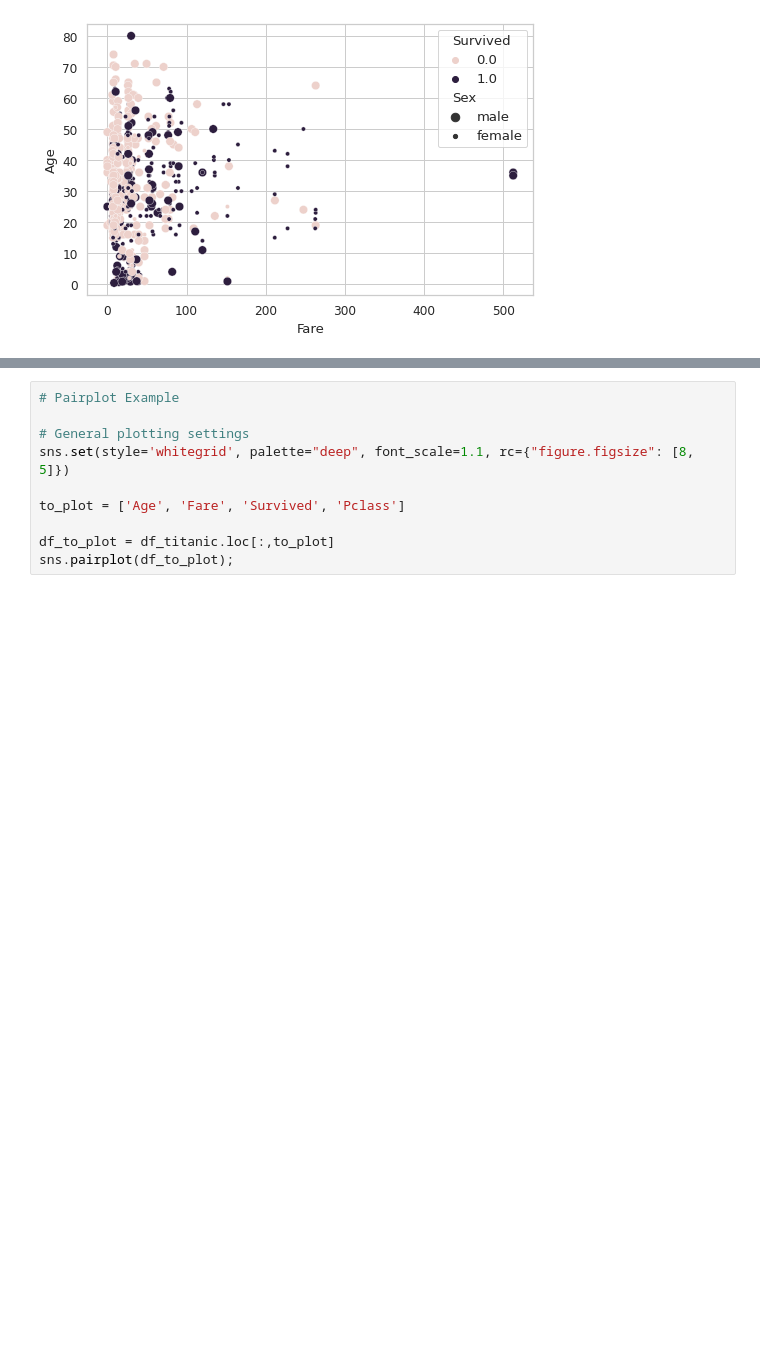
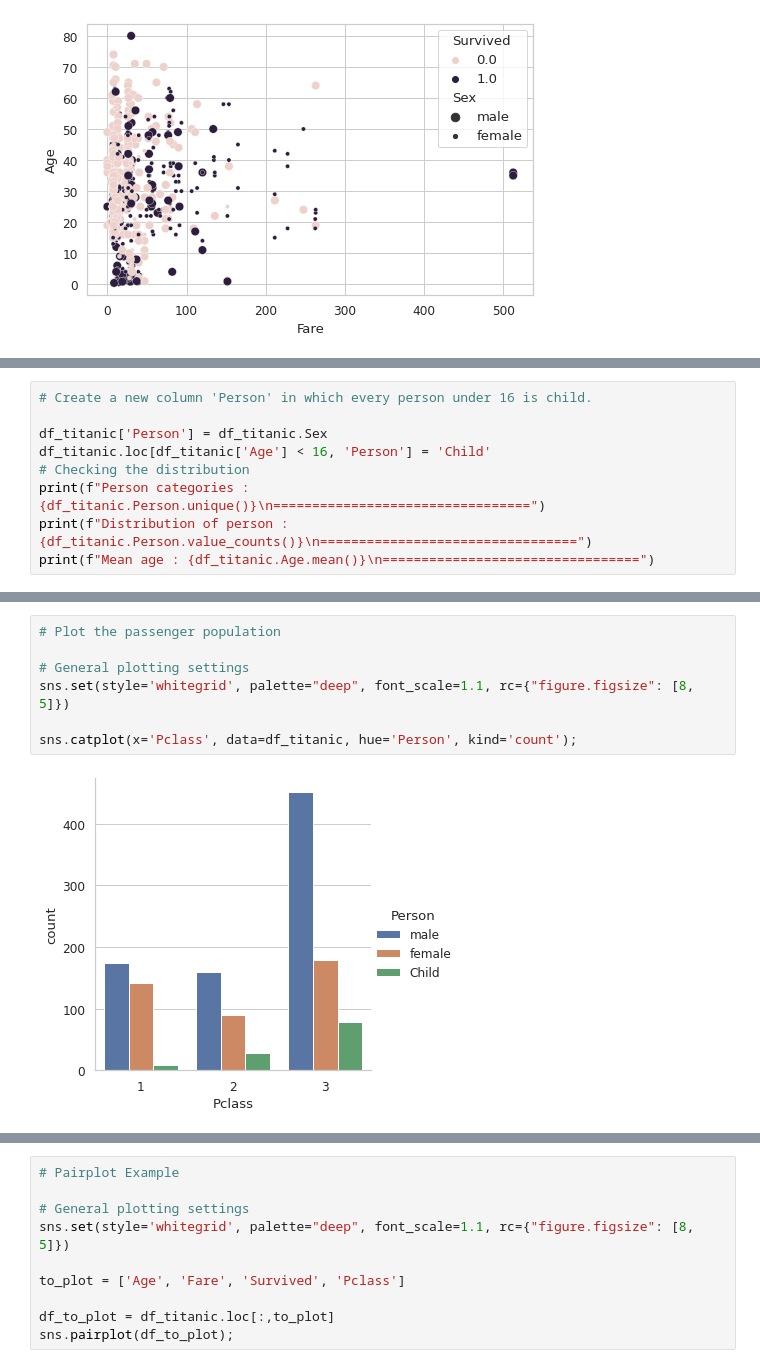
Before and after one commit to clizarraga-UAD7/Notebooks, a Jupyter notebook: ExploratoryDataAnalysisExample.ipynb, the cells around one changed output, grey strips where cells are left out. Drawn from its saved outputs; the diff is of its cells as text; blank space fills up the shorter version.

```diff
--- a/ExploratoryDataAnalysisExample.ipynb
+++ b/ExploratoryDataAnalysisExample.ipynb
@@ -858,0 +877,9 @@ sns.scatterplot(x="Fare", y="Age", hue="Survived", size="Sex", data=df_titanic);
+# %%
+# Create a new column 'Person' in which every person under 16 is child.
+
+df_titanic['Person'] = df_titanic.Sex
+df_titanic.loc[df_titanic['Age'] < 16, 'Person'] = 'Child'
+# Checking the distribution
+print(f"Person categories : {df_titanic.Person.unique()}\n=================================")
+print(f"Distribution of person : {df_titanic.Person.value_counts()}\n=================================")
+print(f"Mean age : {df_titanic.Age.mean()}\n=================================")
@@ -858,0 +896,9 @@ sns.scatterplot(x="Fare", y="Age", hue="Survived", size="Sex", data=df_titanic);
+# %%
+# Plot the passenger population
+
+# General plotting settings
+sns.set(style='whitegrid', palette="deep", font_scale=1.1, rc={"figure.figsize": [8, 5]})
+
+sns.catplot(x='Pclass', data=df_titanic, hue='Person', kind='count');
+# %% [output]
+[figure, added]
```
Also changed, not shown: parts of 5 cells of this notebook.
